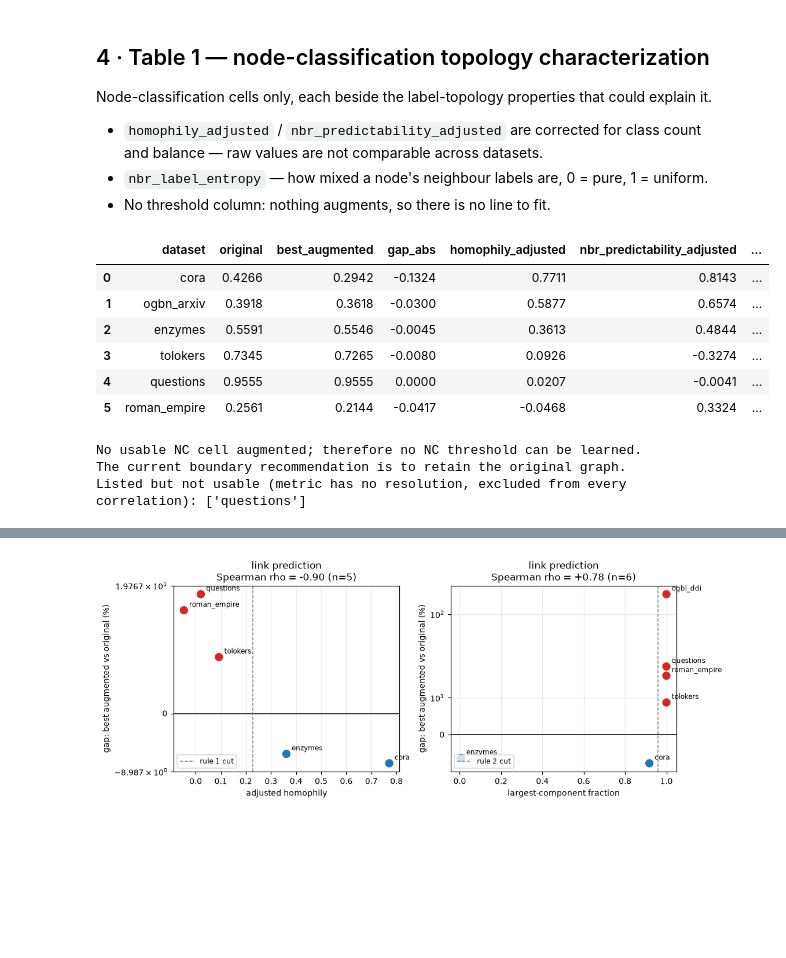
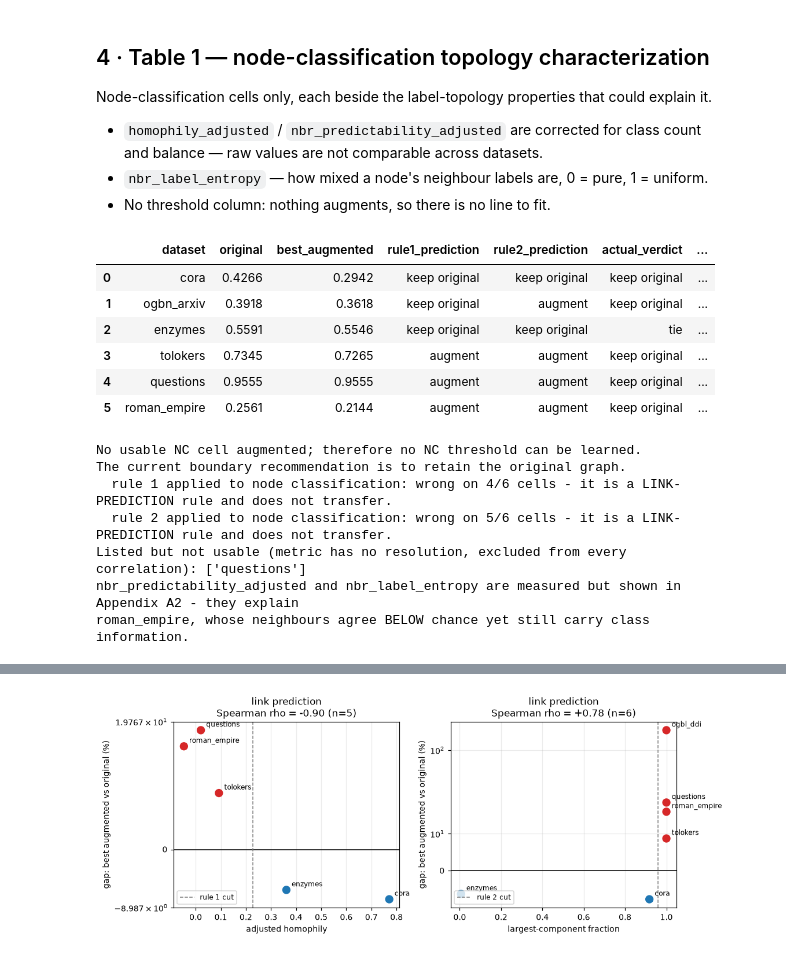
Before and after one commit to SafiUllahAdam/Structure-Aware-Graph-Augmentation-for-GNNs, a Jupyter notebook: notebooks/5-phase5_characterization.ipynb, the cells around one changed output, grey strips where cells are left out. Drawn from its saved outputs; the diff is of its cells as text; code cells hidden in the pictures; blank space fills up the shorter version.

```diff
--- a/notebooks/5-phase5_characterization.ipynb
+++ b/notebooks/5-phase5_characterization.ipynb
@@ -157,30 +153,47 @@ Node-classification cells only, each beside the label-topology properties that c
 - `nbr_label_entropy` — how mixed a node's neighbour labels are, 0 = pure, 1 = uniform.
 - No threshold column: nothing augments, so there is no line to fit.
 # %%
-"""TABLE 1 - node-classification cells against the label-topology properties. No threshold: nothing to separate."""
-NC_PROPS = ["homophily_adjusted", "nbr_predictability_adjusted", "nbr_label_entropy",
-            "n_classes", "majority_class_frac", "components"]
-T1 = (gap[gap["task_family"] == "node classification"]
-      .merge(props[["dataset"] + NC_PROPS], on="dataset")
-      [["dataset", "original", "best_augmented", "gap_abs"] + NC_PROPS + ["verdict"]]
+"""TABLE 1 - node-classification cells, with the two link-prediction rules applied to show they do NOT transfer."""
+RULES = [("homophily_adjusted", "<", 0.227), ("largest_component_frac", ">", 0.9588)]   # midpoints from results/candidate_rules.csv
+
+# One rule on one dataset -> its prediction, or n/a when the property needs labels the graph does not have.
+def predicts(v, op, t):
+    """augment / keep original for one threshold rule; n/a when the value is missing."""
+    return "n/a" if v != v else ("augment" if (v < t if op == "<" else v > t) else "keep original")
+
+NC_PROPS = ["homophily_adjusted", "majority_class_frac", "n_classes", "components"]
+T1 = gap[gap["task_family"] == "node classification"].merge(props, on="dataset")
+for i, (c, op, t) in enumerate(RULES, start=1):
+    T1[f"rule{i}_prediction"] = [predicts(v, op, t) for v in T1[c]]
+T1 = (T1.rename(columns={"verdict": "actual_verdict"})
+      [["dataset", "original", "best_augmented", "rule1_prediction", "rule2_prediction", "actual_verdict"] + NC_PROPS]
       .sort_values("homophily_adjusted", ascending=False).reset_index(drop=True))
 display(T1.round(4))
 
 print("No usable NC cell augmented; therefore no NC threshold can be learned.")
 print("The current boundary recommendation is to retain the original graph.")
+for i in (1, 2):                                        # the LP rules are shown here only to make that boundary visible
+    wrong = int((T1[f"rule{i}_prediction"] != T1["actual_verdict"]).sum())
+    print(f"  rule {i} applied to node classification: wrong on {wrong}/{len(T1)} cells - it is a LINK-PREDICTION rule and does not transfer.")
 bad = gap[(gap["task_family"] == "node classification") & ~gap["usable"]]["dataset"].tolist()
 print(f"Listed but not usable (metric has no resolution, excluded from every correlation): {bad or 'none'}")
+print("nbr_predictability_adjusted and nbr_label_entropy are measured but shown in Appendix A2 - they explain")
+print("roman_empire, whose neighbours agree BELOW chance yet still carry class information.")
 # %% [output]
-|  | dataset | original | best_augmented | gap_abs | homophily_adjusted | nbr_predictability_adjusted | ... |
-| 0 | cora | 0.4266 | 0.2942 | -0.1324 | 0.7711 | 0.8143 | ... |
-| 1 | ogbn_arxiv | 0.3918 | 0.3618 | -0.0300 | 0.5877 | 0.6574 | ... |
-| 2 | enzymes | 0.5591 | 0.5546 | -0.0045 | 0.3613 | 0.4844 | ... |
-| 3 | tolokers | 0.7345 | 0.7265 | -0.0080 | 0.0926 | -0.3274 | ... |
-| 4 | questions | 0.9555 | 0.9555 | 0.0000 | 0.0207 | -0.0041 | ... |
-| 5 | roman_empire | 0.2561 | 0.2144 | -0.0417 | -0.0468 | 0.3324 | ... |
+|  | dataset | original | best_augmented | rule1_prediction | rule2_prediction | actual_verdict | ... |
+| 0 | cora | 0.4266 | 0.2942 | keep original | keep original | keep original | ... |
+| 1 | ogbn_arxiv | 0.3918 | 0.3618 | keep original | augment | keep original | ... |
+| 2 | enzymes | 0.5591 | 0.5546 | keep original | keep original | tie | ... |
+| 3 | tolokers | 0.7345 | 0.7265 | augment | augment | keep original | ... |
+| 4 | questions | 0.9555 | 0.9555 | augment | augment | keep original | ... |
+| 5 | roman_empire | 0.2561 | 0.2144 | augment | augment | keep original | ... |
 No usable NC cell augmented; therefore no NC threshold can be learned.
 The current boundary recommendation is to retain the original graph.
+  rule 1 applied to node classification: wrong on 4/6 cells - it is a LINK-PREDICTION rule and does not transfer.
+  rule 2 applied to node classification: wrong on 5/6 cells - it is a LINK-PREDICTION rule and does not transfer.
 Listed but not usable (metric has no resolution, excluded from every correlation): ['questions']
+nbr_predictability_adjusted and nbr_label_entropy are measured but shown in Appendix A2 - they explain
+roman_empire, whose neighbours agree BELOW chance yet still carry class information.
 # %% [markdown]
 ## 5 · Table 2 — link-prediction topology characterization
 
```
Also changed, not shown: parts of 6 cells of this notebook, 1 other file.
